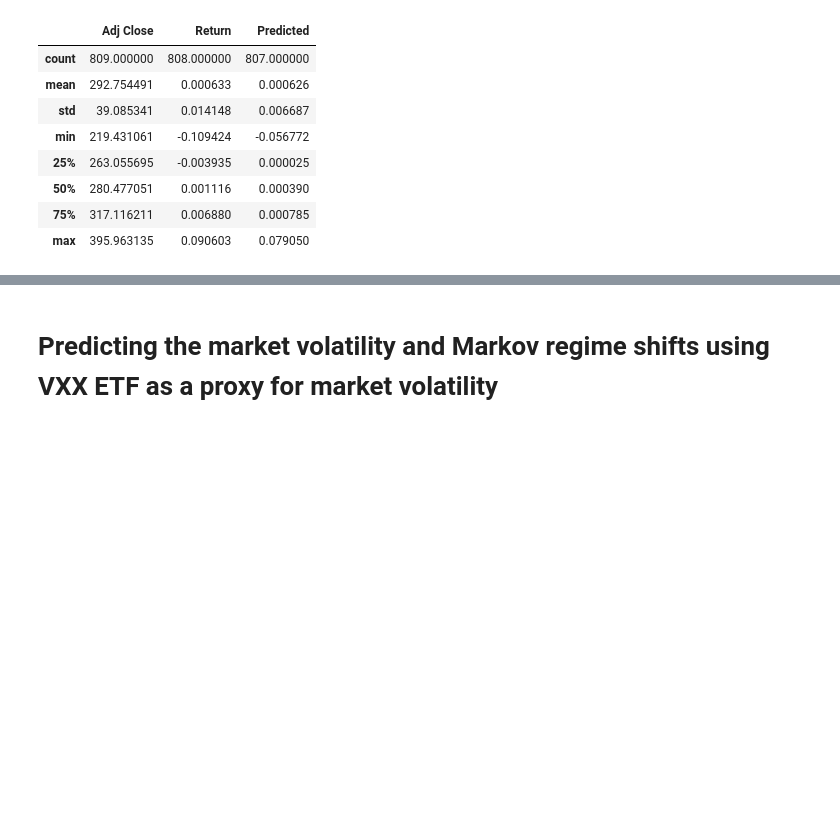
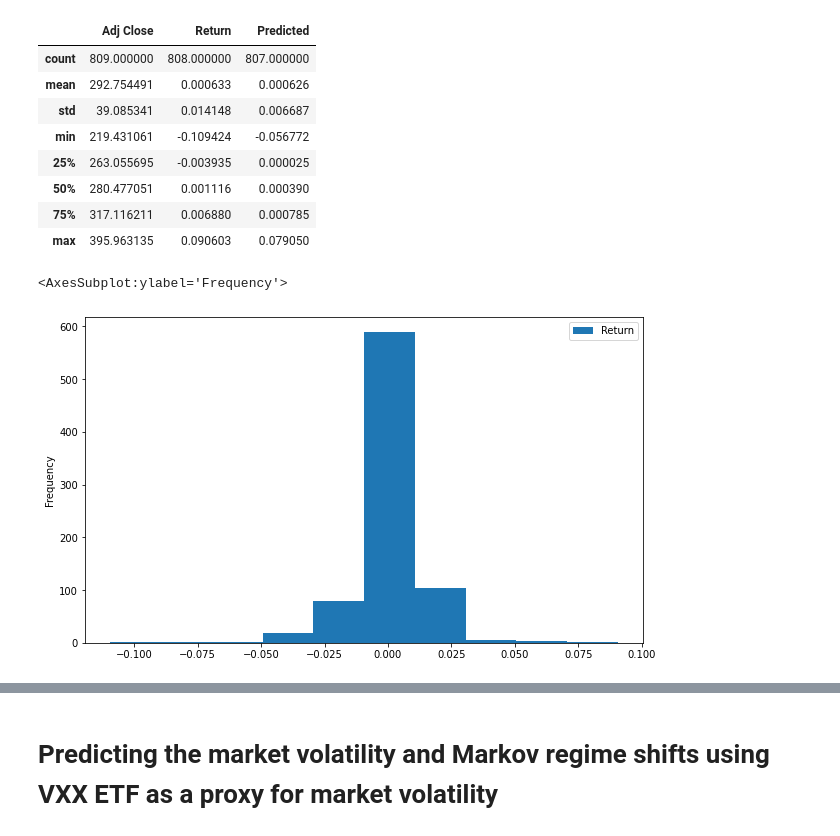
Before and after one commit to dbogatic/stock-evaluation, a Jupyter notebook: stock_price_predictors/regression_models/markov_regime_shift.ipynb, the cells around one changed output, grey strips where cells are left out. Drawn from its saved outputs; the diff is of its cells as text; code cells hidden in the pictures; blank space fills up the shorter version.

Commit message:
added hist plots

```diff
--- a/stock_price_predictors/regression_models/markov_regime_shift.ipynb
+++ b/stock_price_predictors/regression_models/markov_regime_shift.ipynb
@@ -211,3 +211,8 @@ stock_prices.describe()
 | 50% | 280.477051 | 0.001116 | 0.000390 |
 | 75% | 317.116211 | 0.006880 | 0.000785 |
 | max | 395.963135 | 0.090603 | 0.079050 |
+# %%
+stock_prices[['Return']].plot(kind='hist', figsize=(10,6))
+# %% [output]
+<AxesSubplot:ylabel='Frequency'>
+[figure, added]
```
Also changed, not shown: parts of 5 cells of this notebook.
